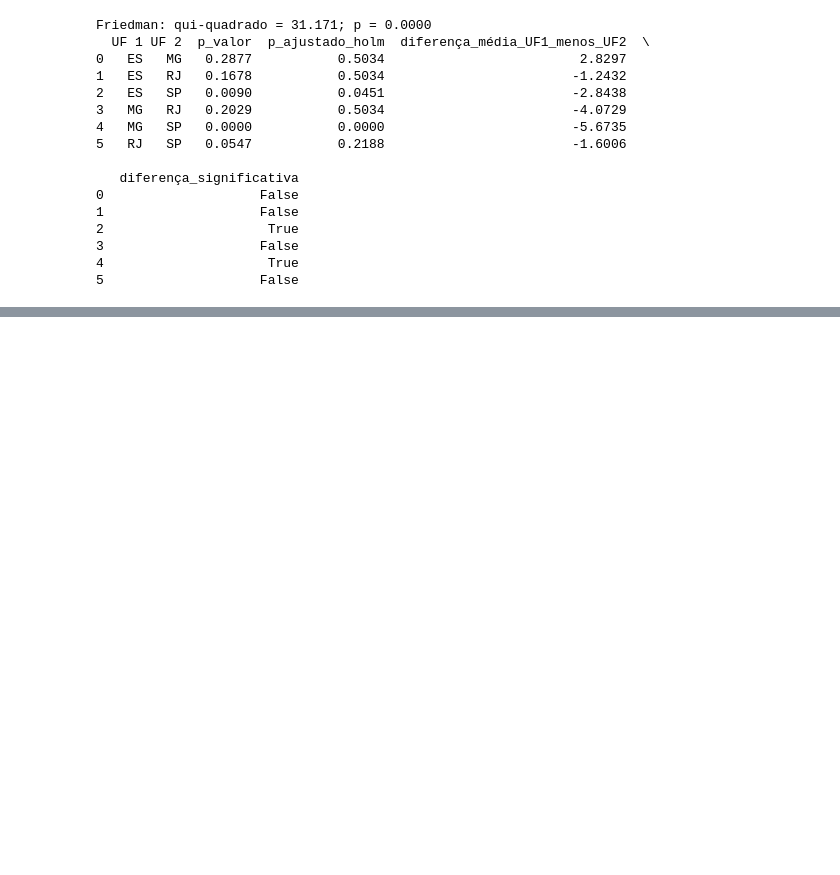
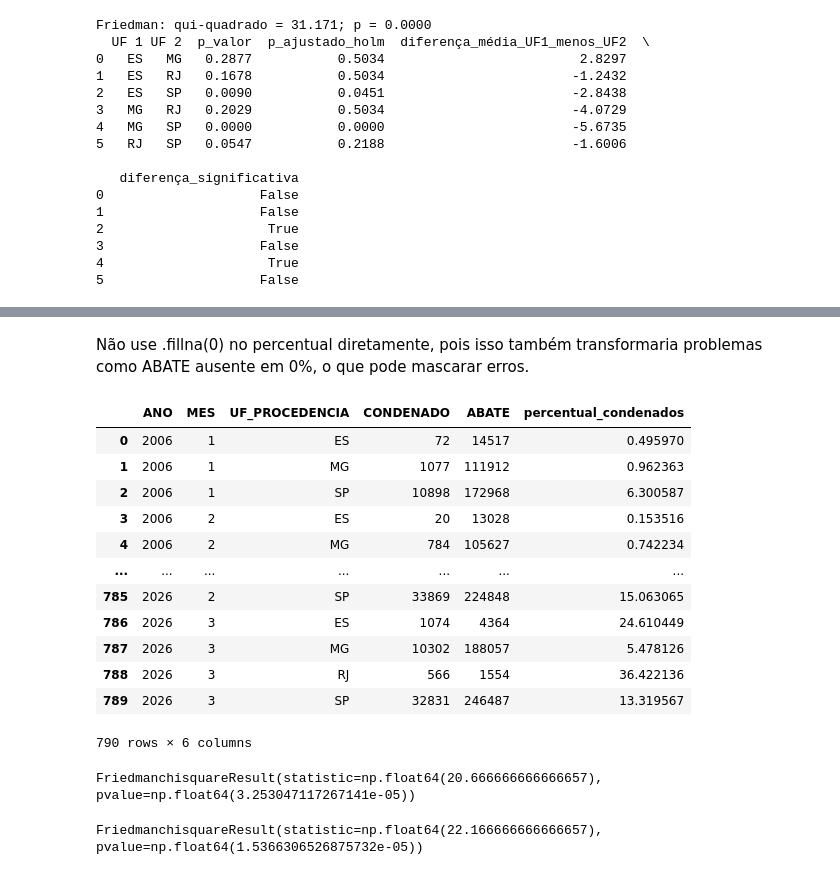
Before and after one commit to Naiasha/Project-data-disease-animal, a Jupyter notebook: estatistica/estatistica_resumo.ipynb, the cells around one changed output, grey strips where cells are left out. Saved outputs shown, nothing was run; the diff lists cells and outputs as text; code cells hidden in the pictures; blank space fills up the shorter version.

Commit message:
Atualiza analise estatística

```diff
--- a/estatistica/estatistica_resumo.ipynb
+++ b/estatistica/estatistica_resumo.ipynb
@@ -44,3 +44,7 @@ print(df_estat_bovino_sudeste.head(3))
 0  2021
 1  2023
 2  2021
+# %%
+df_estat_bovino_sudeste["MES_ANO"] = pd.to_datetime(df_estat_bovino_sudeste["MES_ANO"], format="%m/%Y", errors='coerce')
+df_estat_bovino_sudeste["MES"] = df_estat_bovino_sudeste["MES_ANO"].dt.month
+print(df_estat_bovino_sudeste.head(3))
@@ -707,0 +733,3 @@ print(
+# %%
+abate_consolidado_mes = df_estat_bovino_abate_sudeste_bov.groupby(['ANO', 'MES', 'UF_PROCEDENCIA'], as_index=False).agg(ABATE=("QUANTIDADE", "sum"))
+abate_consolidado_mes
@@ -707,0 +750,3 @@ print(
+# %%
+condenacao_consolidado_mes = df_estat_bovino_sudeste.groupby(['ANO','MES', 'UF_PROCEDENCIA'], as_index=False).agg(CONDENADO=("NUMERO_ANIMAIS_ACOMETIDOS", "sum"))
+condenacao_consolidado_mes
@@ -707,0 +767,54 @@ print(
+# %% [markdown]
+Não use .fillna(0) no percentual diretamente, pois isso também transformaria problemas como ABATE ausente em 0%, o que pode mascarar erros.
+# %%
+dados_mes = pd.merge(condenacao_consolidado_mes, abate_consolidado_mes, on=['ANO', 'MES','UF_PROCEDENCIA'], how='left', validate='one_to_one')
+dados_mes["percentual_condenados"] = (
+    dados_mes["CONDENADO"] / dados_mes["ABATE"] * 100
+)
+dados_mes
+# %% [output]
+|  | ANO | MES | UF_PROCEDENCIA | CONDENADO | ABATE | percentual_condenados |
+| 0 | 2006 | 1 | ES | 72 | 14517 | 0.495970 |
+| 1 | 2006 | 1 | MG | 1077 | 111912 | 0.962363 |
+| 2 | 2006 | 1 | SP | 10898 | 172968 | 6.300587 |
+| 3 | 2006 | 2 | ES | 20 | 13028 | 0.153516 |
+| 4 | 2006 | 2 | MG | 784 | 105627 | 0.742234 |
+| ... | ... | ... | ... | ... | ... | ... |
+| 785 | 2026 | 2 | SP | 33869 | 224848 | 15.063065 |
+| 786 | 2026 | 3 | ES | 1074 | 4364 | 24.610449 |
+| 787 | 2026 | 3 | MG | 10302 | 188057 | 5.478126 |
+| 788 | 2026 | 3 | RJ | 566 | 1554 | 36.422136 |
+| 789 | 2026 | 3 | SP | 32831 | 246487 | 13.319567 |
+790 rows × 6 columns
+# %%
+ano = 2006
+
+painel_2006 = (
+    dados_mes.loc[dados_mes["ANO"] == ano, ["MES", "UF_PROCEDENCIA", "percentual_condenados"]]
+    .pivot(index="MES", columns="UF_PROCEDENCIA", values="percentual_condenados")
+    .dropna()
+)
+
+resultado = friedmanchisquare(
+    *[painel_2006[uf] for uf in painel_2006.columns]
+)
+
+print(resultado)
+# %% [output]
+FriedmanchisquareResult(statistic=np.float64(20.666666666666657), pvalue=np.float64(3.253047117267141e-05))
+# %%
+ano = 2010
+
+painel_2010 = (
+    dados_mes.loc[dados_mes["ANO"] == ano, ["MES", "UF_PROCEDENCIA", "percentual_condenados"]]
+    .pivot(index="MES", columns="UF_PROCEDENCIA", values="percentual_condenados")
+    .dropna()
+)
+
+resultado = friedmanchisquare(
+    *[painel_2010[uf] for uf in painel_2010.columns]
+)
+
+print(resultado)
+# %% [output]
+FriedmanchisquareResult(statistic=np.float64(22.166666666666657), pvalue=np.float64(1.5366306526875732e-05))
```
Also changed, not shown: parts of 7 cells of this notebook, 1 other file.
